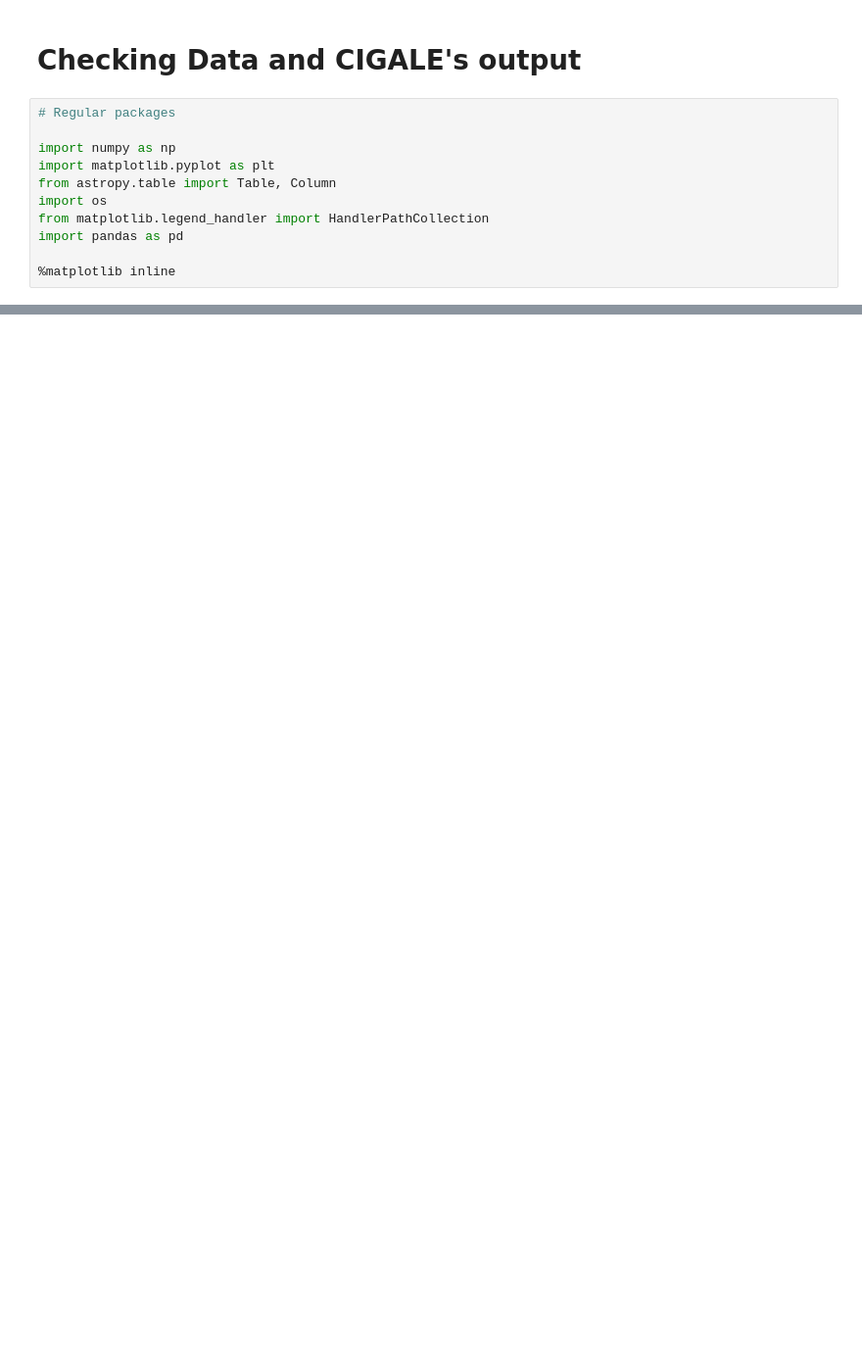
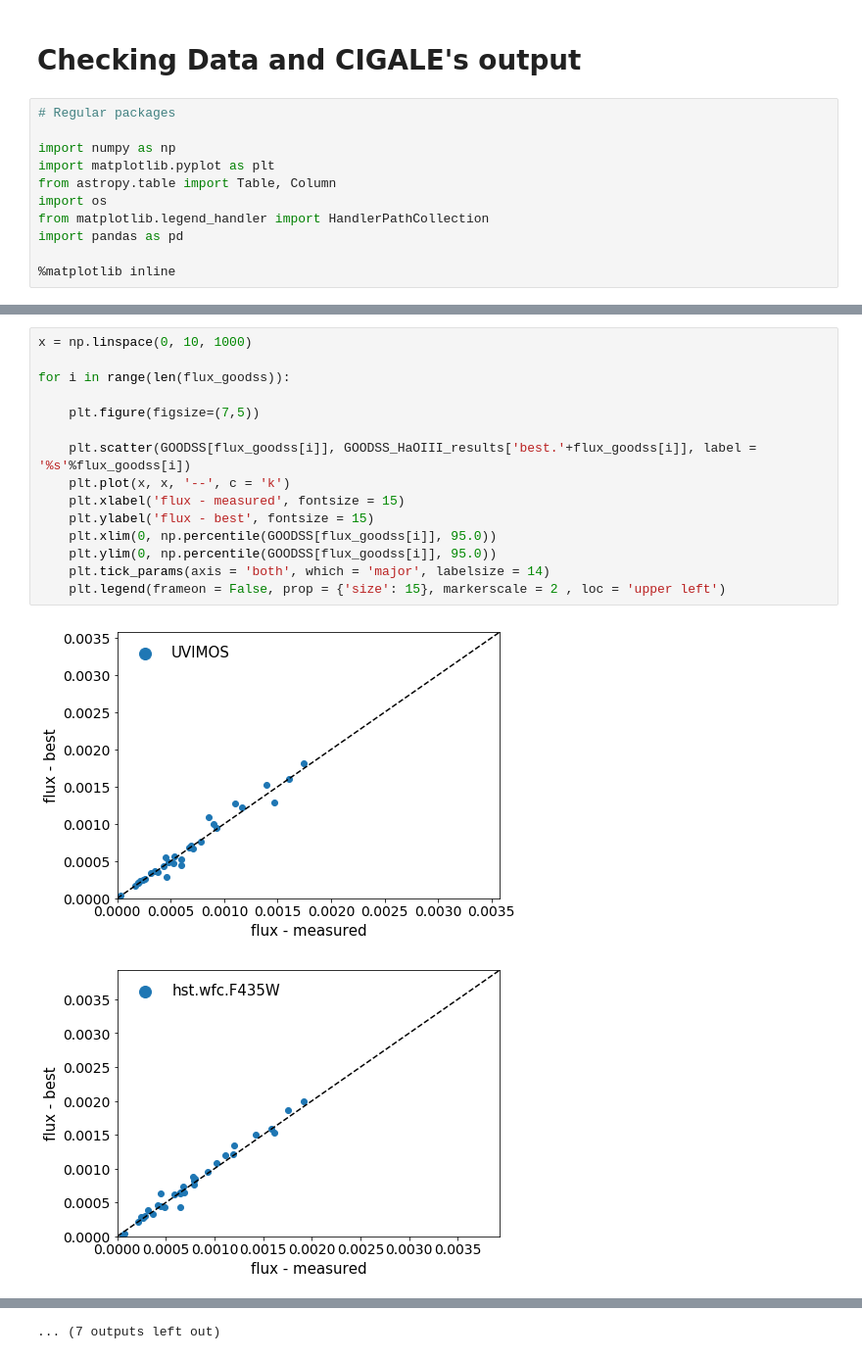
Before and after one commit to Jurgenvilla/Dust_Attenuation, a Jupyter notebook: Morphology-Xray-CIGALE-Check.ipynb, the cells around one changed output, grey strips where cells are left out. Shown at 98% size. Cells and saved outputs as stored; diff of their text form; blank space fills up the shorter version.

```diff
--- a/Morphology-Xray-CIGALE-Check.ipynb
+++ b/Morphology-Xray-CIGALE-Check.ipynb
@@ -96,0 +196,18 @@ for i in range(len(COSMOS_HaOIII_results_bayes)):
+# %%
+x = np.linspace(0, 10, 1000)
+
+for i in range(len(flux_goodss)):
+
+    plt.figure(figsize=(7,5))
+
+    plt.scatter(GOODSS[flux_goodss[i]], GOODSS_HaOIII_results['best.'+flux_goodss[i]], label = '%s'%flux_goodss[i])
+    plt.plot(x, x, '--', c = 'k')
+    plt.xlabel('flux - measured', fontsize = 15)
+    plt.ylabel('flux - best', fontsize = 15)
+    plt.xlim(0, np.percentile(GOODSS[flux_goodss[i]], 95.0))
+    plt.ylim(0, np.percentile(GOODSS[flux_goodss[i]], 95.0))
+    plt.tick_params(axis = 'both', which = 'major', labelsize = 14)
+    plt.legend(frameon = False, prop = {'size': 15}, markerscale = 2 , loc = 'upper left')
+# %% [output]
+[figure, added]
+[figure, added]
@@ -96,0 +224 @@ for i in range(len(COSMOS_HaOIII_results_bayes)):
+... (7 outputs left out)
```
Also changed, not shown: parts of 10 cells of this notebook.
